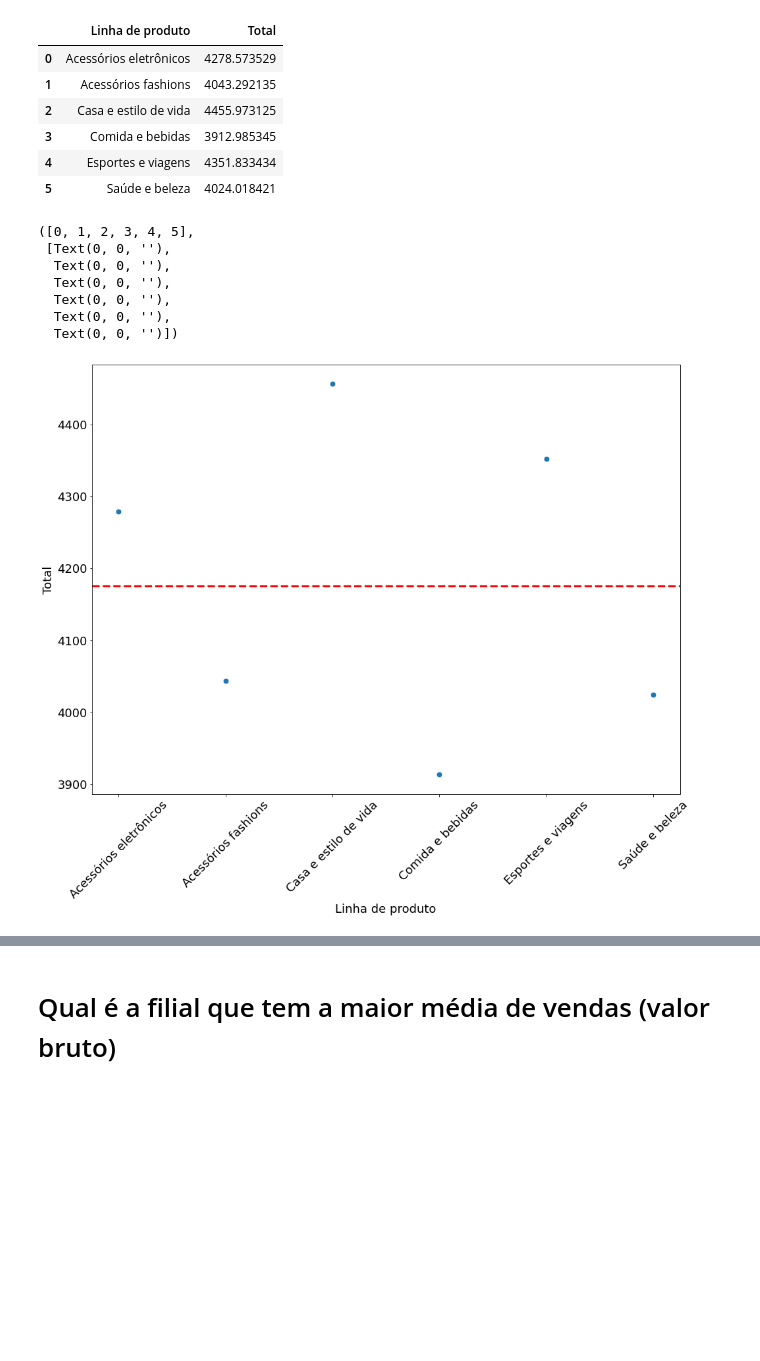
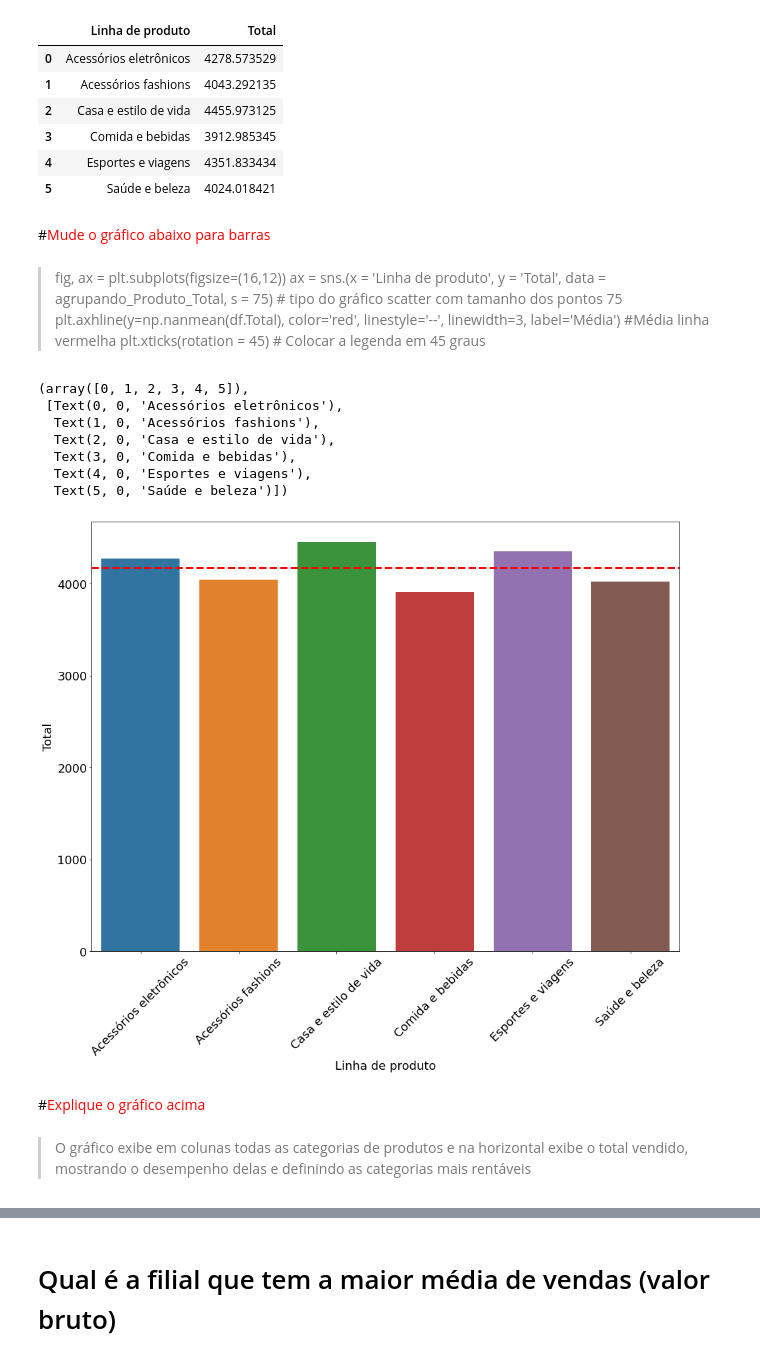
Before and after one commit to fdalvesco/Ciencia-e-Mineracao-de-Dados, a Jupyter notebook: Primeira_Analise_Dados.ipynb, the cells around one changed output, grey strips where cells are left out. Saved outputs shown, nothing was run; the diff lists cells and outputs as text; code cells hidden in the pictures; blank space fills up the shorter version.

```diff
--- a/Primeira_Analise_Dados.ipynb
+++ b/Primeira_Analise_Dados.ipynb
@@ -311,17 +407,28 @@ agrupando_Produto_Total
 | 5 | Saúde e beleza | 4024.018421 |
 # %%
 agrupando_Produto_Total = agrupando_Produto_Total.round(1) # arredondamento para uma casa decimal
+# %% [markdown]
+#<font color='red'>Mude o gráfico abaixo para barras</font>
+# %% [markdown]
+> fig, ax = plt.subplots(figsize=(16,12))
+ax = sns.(x = 'Linha de produto', y = 'Total', data = agrupando_Produto_Total, s = 75) # tipo do gráfico scatter com tamanho dos pontos 75
+plt.axhline(y=np.nanmean(df.Total), color='red', linestyle='--', linewidth=3, label='Média') #Média linha vermelha
+plt.xticks(rotation = 45) # Colocar a legenda em 45 graus
 # %%
 fig, ax = plt.subplots(figsize=(16,12))
-ax = sns.scatterplot(x = 'Linha de produto', y = 'Total', data = agrupando_Produto_Total, s = 75) # tipo do gráfico scatter com tamanho dos pontos 75
-plt.axhline(y=np.nanmean(df.Total), color='red', linestyle='--', linewidth=3, label='Média') #Média linha vermelha
-plt.xticks(rotation = 45) # Colocar a legenda em 45 graus
+ax = sns.barplot(x = 'Linha de produto' , y = 'Total', data = agrupando_Produto_Total, ax = ax)
+plt.axhline(y=np.nanmean(df.Total), color='red', linestyle='--', linewidth=3, label='Média')
+plt.xticks(rotation = 45)
 # %% [output]
-([0, 1, 2, 3, 4, 5],
- [Text(0, 0, ''),
-  Text(0, 0, ''),
-  Text(0, 0, ''),
-  Text(0, 0, ''),
-  Text(0, 0, ''),
-  Text(0, 0, '')])
+(array([0, 1, 2, 3, 4, 5]),
+ [Text(0, 0, 'Acessórios eletrônicos'),
+  Text(1, 0, 'Acessórios fashions'),
+  Text(2, 0, 'Casa e estilo de vida'),
+  Text(3, 0, 'Comida e bebidas'),
+  Text(4, 0, 'Esportes e viagens'),
+  Text(5, 0, 'Saúde e beleza')])
-[figure, old version]
+[figure, new version]
+# %% [markdown]
+#<font color='red'>Explique o gráfico acima</font>
+# %% [markdown]
+> O gráfico exibe em colunas todas as categorias de produtos e na horizontal exibe o total vendido, mostrando o desempenho delas e definindo as categorias mais rentáveis
```
Also changed, not shown: parts of 104 cells of this notebook.
